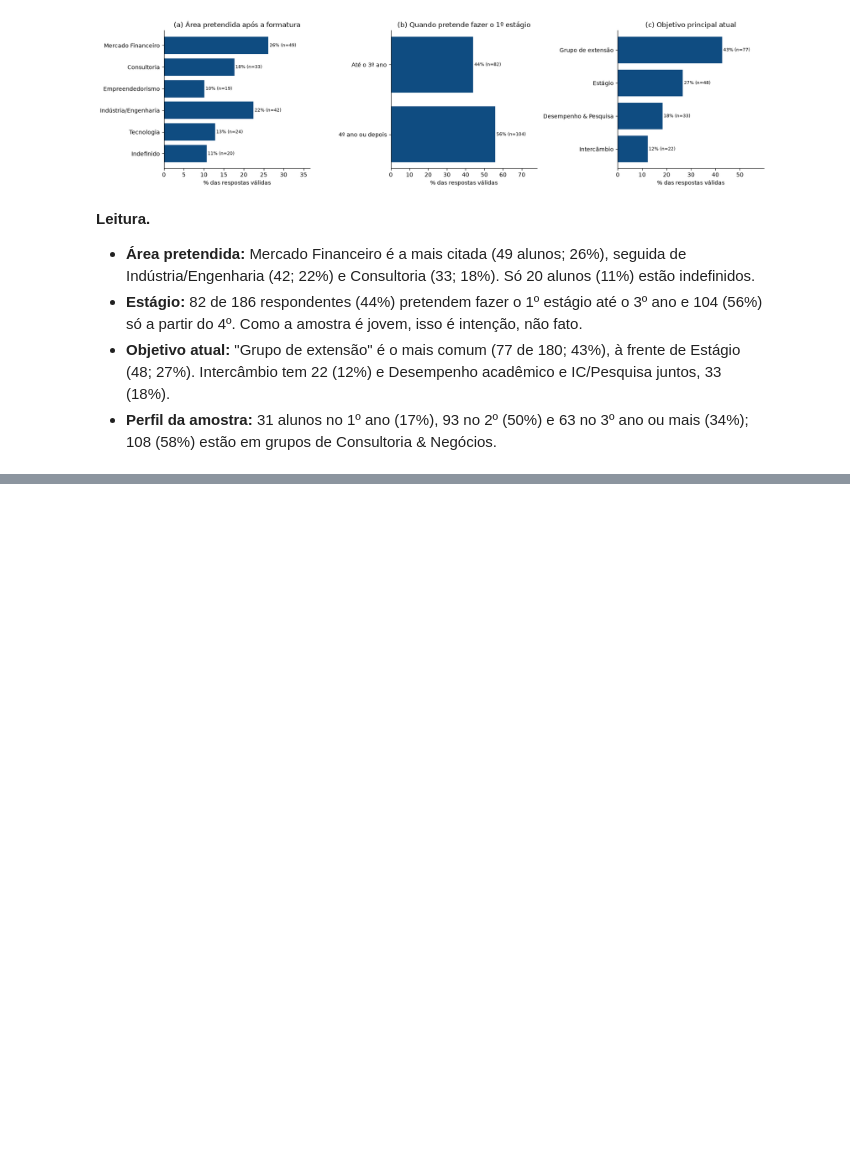
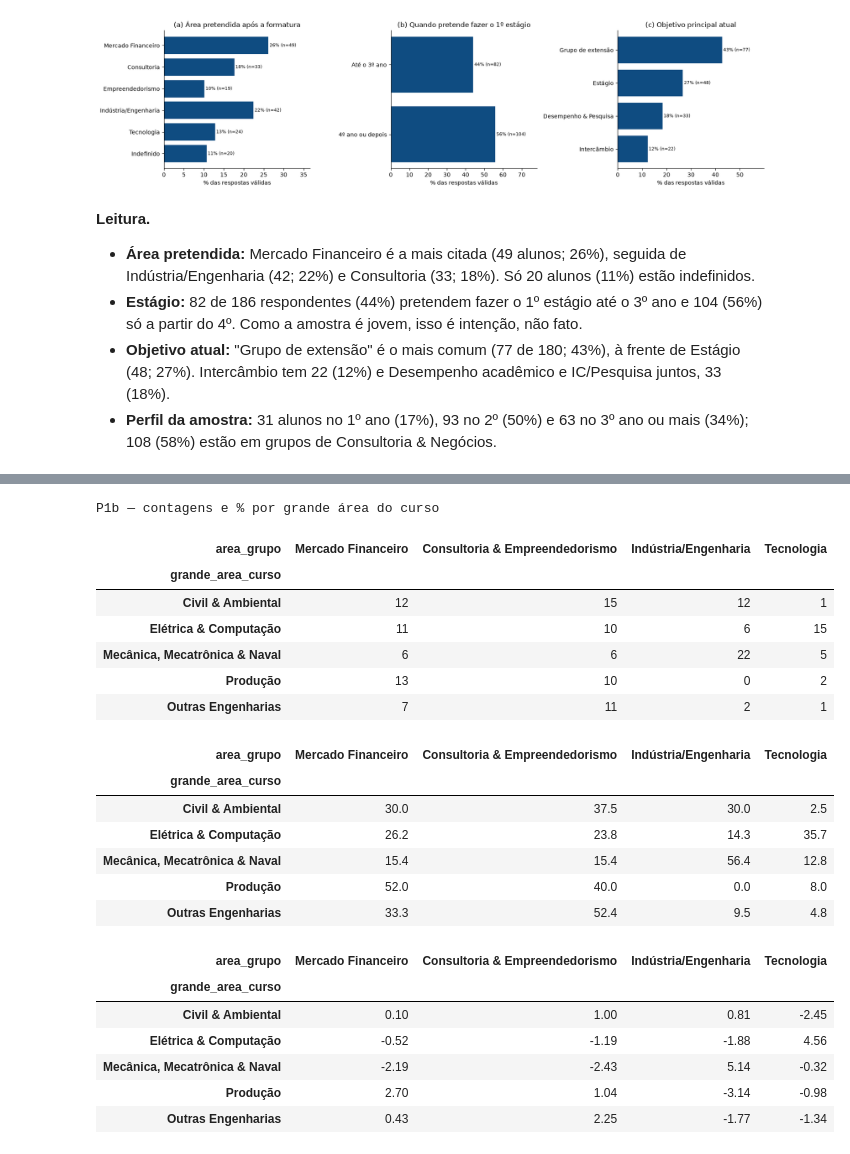
Before and after one commit to psallescard/estudo-grupos-de-extensao, a Jupyter notebook: notebooks/02_Carreira_Trajetoria_Objetivos.ipynb, the cells around one changed output, grey strips where cells are left out. Cells and saved outputs as stored; diff of their text form; code cells hidden in the pictures; blank space fills up the shorter version.

```diff
--- a/notebooks/02_Carreira_Trajetoria_Objetivos.ipynb
+++ b/notebooks/02_Carreira_Trajetoria_Objetivos.ipynb
@@ -124,0 +189,30 @@ plot_category_distribution(df, [("area_pretendida", "(a) Área pretendida após
+# %%
+print("P1b — contagens e % por grande área do curso")
+display(p1b_observed)
+display(row_percentages(p1b_observed))
+p1b_residuals = standardized_residuals(p1b_observed)
+p1b_residuals.to_csv(TAB_DIR / "f3_tab07_p1b_residuos.csv")
+p1b_residuals
+# %% [output]
+P1b — contagens e % por grande área do curso
+| area_grupo | Mercado Financeiro | Consultoria & Empreendedorismo | Indústria/Engenharia | Tecnologia |
+| grande_area_curso |  |  |  |  |
+| Civil & Ambiental | 12 | 15 | 12 | 1 |
+| Elétrica & Computação | 11 | 10 | 6 | 15 |
+| Mecânica, Mecatrônica & Naval | 6 | 6 | 22 | 5 |
+| Produção | 13 | 10 | 0 | 2 |
+| Outras Engenharias | 7 | 11 | 2 | 1 |
+| area_grupo | Mercado Financeiro | Consultoria & Empreendedorismo | Indústria/Engenharia | Tecnologia |
+| grande_area_curso |  |  |  |  |
+| Civil & Ambiental | 30.0 | 37.5 | 30.0 | 2.5 |
+| Elétrica & Computação | 26.2 | 23.8 | 14.3 | 35.7 |
+| Mecânica, Mecatrônica & Naval | 15.4 | 15.4 | 56.4 | 12.8 |
+| Produção | 52.0 | 40.0 | 0.0 | 8.0 |
+| Outras Engenharias | 33.3 | 52.4 | 9.5 | 4.8 |
+| area_grupo | Mercado Financeiro | Consultoria & Empreendedorismo | Indústria/Engenharia | Tecnologia |
+| grande_area_curso |  |  |  |  |
+| Civil & Ambiental | 0.10 | 1.00 | 0.81 | -2.45 |
+| Elétrica & Computação | -0.52 | -1.19 | -1.88 | 4.56 |
+| Mecânica, Mecatrônica & Naval | -2.19 | -2.43 | 5.14 | -0.32 |
+| Produção | 2.70 | 1.04 | -3.14 | -0.98 |
+| Outras Engenharias | 0.43 | 2.25 | -1.77 | -1.34 |
```
Also changed, not shown: parts of 9 cells of this notebook, 11 other files.
